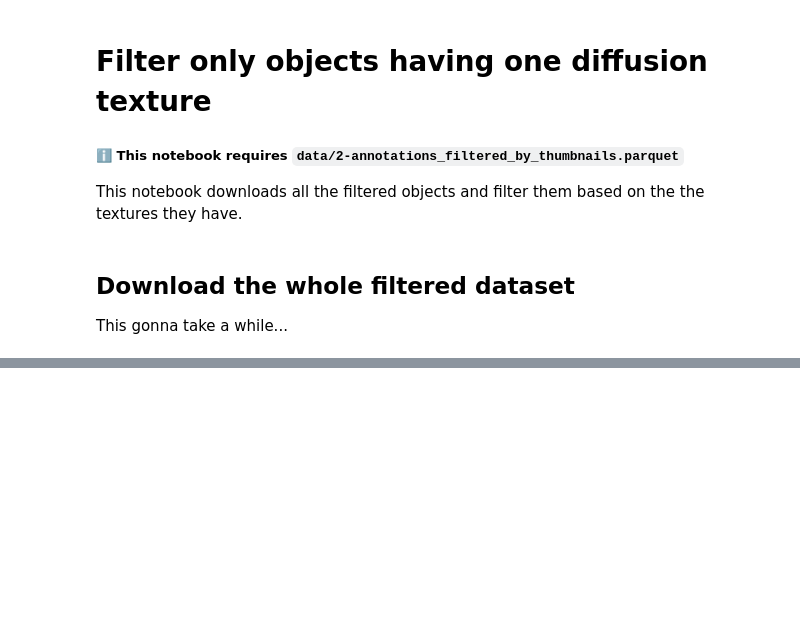
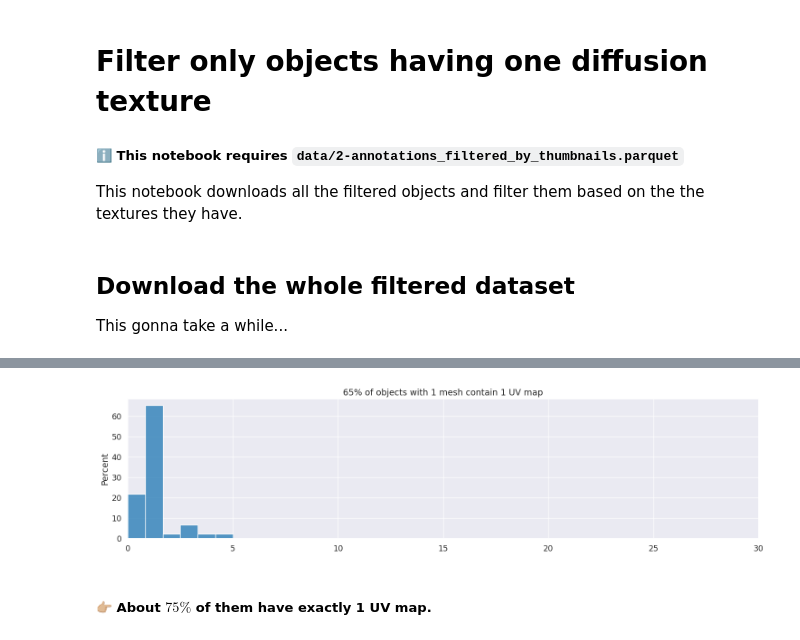
Before and after one commit to MrPio/Texture-Anything, a Jupyter notebook: 2-objects_filtering/2.1-Filter_Textures.ipynb, the cells around one changed output, grey strips where cells are left out. Saved outputs shown, nothing was run; the diff lists cells and outputs as text; code cells hidden in the pictures; blank space fills up the shorter version.

```diff
--- a/2-objects_filtering/2.1-Filter_Textures.ipynb
+++ b/2-objects_filtering/2.1-Filter_Textures.ipynb
@@ -64,0 +66,10 @@ def count_diffuse_textures(obj_name):
+# %%
+plt.figure(figsize=(18, 4))
+sns.histplot(num_uvs, bins=max(num_uvs)+1, stat='percent')
+plt.title(f'{len([x for x in num_uvs if x==1])/len(num_uvs)*100:.0f}% of objects with 1 mesh contain 1 UV map')
+plt.xlim(0,30)
+plt.show()
+# %% [output]
+[figure, added]
+# %% [markdown]
+##### 👉🏼 About $75\%$ of them have exactly 1 UV map.
```
Also changed, not shown: parts of 13 cells of this notebook, 7 other files.
